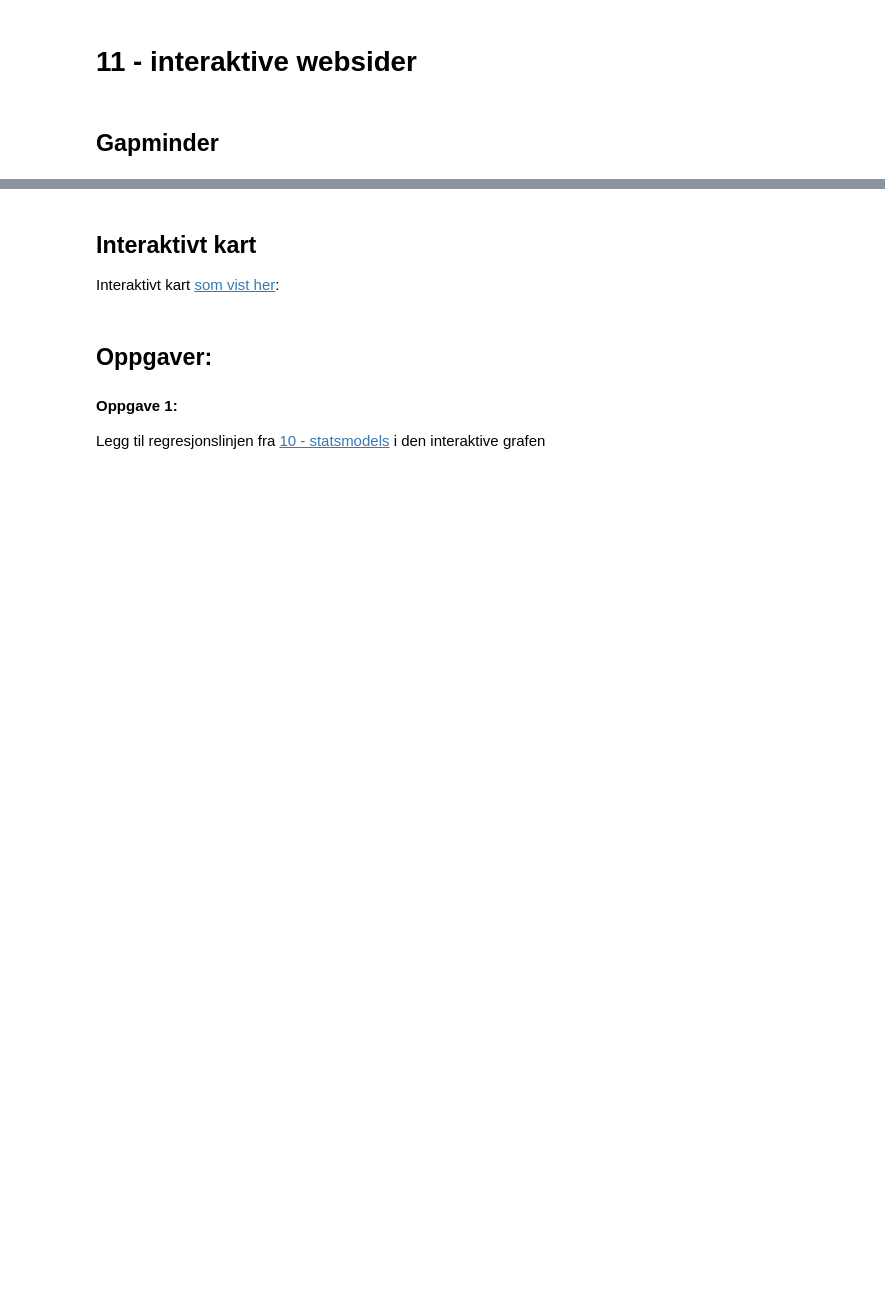
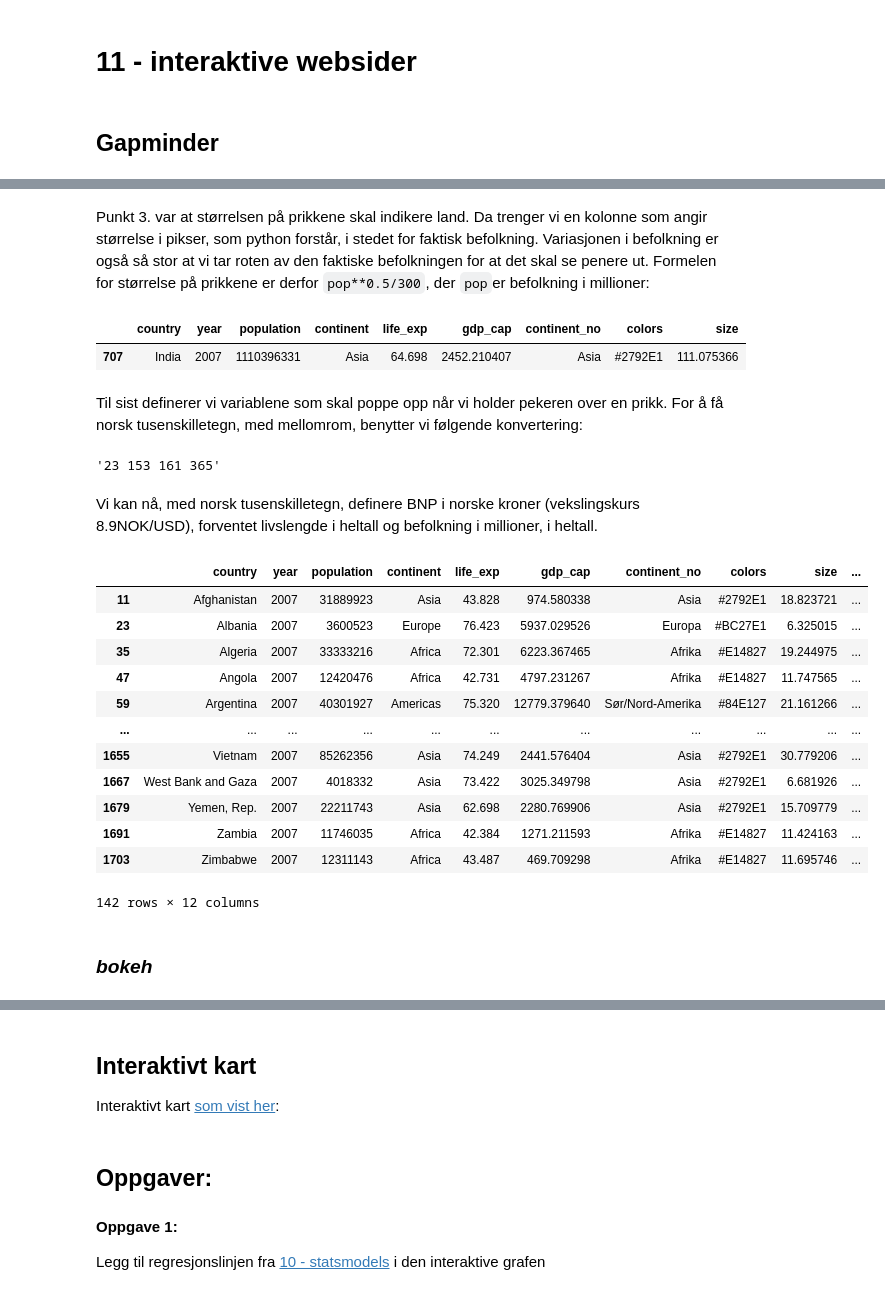
Before and after one commit to harsutvi/notebooks, a Jupyter notebook: 11 - interaktive websider.ipynb, the cells around one changed output, grey strips where cells are left out. Drawn from its saved outputs; the diff is of its cells as text; code cells hidden in the pictures; blank space fills up the shorter version.

```diff
--- a/11 - interaktive websider.ipynb
+++ b/11 - interaktive websider.ipynb
@@ -13,0 +81,37 @@ Følgende kode lager en interaktiv graf lik [ett av eksemplene på promosiden ti
+# %% [markdown]
+Punkt 3. var at størrelsen på prikkene skal indikere land. Da trenger vi en kolonne som angir størrelse i pikser, som python forstår, i stedet for faktisk befolkning. Variasjonen i befolkning er også så stor at vi tar roten av den faktiske befolkningen for at det skal se penere ut. Formelen for størrelse på prikkene er derfor `pop**0.5/300`, der `pop`er befolkning i millioner:
+# %%
+g['size']=g['population'].apply(lambda pop: pop**0.5/300)
+g[g['country']=='India']
+# %% [output]
+|  | country | year | population | continent | life_exp | gdp_cap | continent_no | colors | size |
+| 707 | India | 2007 | 1110396331 | Asia | 64.698 | 2452.210407 | Asia | #2792E1 | 111.075366 |
+# %% [markdown]
+Til sist definerer vi variablene som skal poppe opp når vi holder pekeren over en prikk. For å få norsk tusenskilletegn, med mellomrom, benytter vi følgende konvertering:
+# %%
+'{:,}'.format(int(23153161365)).replace(',',' ')
+# %% [output]
+'23 153 161 365'
+# %% [markdown]
+Vi kan nå, med norsk tusenskilletegn, definere BNP i norske kroner (vekslingskurs 8.9NOK/USD), forventet livslengde i heltall og befolkning i millioner, i heltall.
+# %%
+g['gdp_capNOK']=g['gdp_cap'].apply(lambda gdp: '{:,}'.format(int(8.9*gdp)).replace(',',' '))
+g['life_exp_rnd']=g['life_exp'].apply(lambda l: int(l))
+g['pop_mill_str']=g['population'].apply(lambda pop:  '{:,}'.format(int(pop/1000000)))
+g
+# %% [output]
+|  | country | year | population | continent | life_exp | gdp_cap | continent_no | colors | size | ... |
+| 11 | Afghanistan | 2007 | 31889923 | Asia | 43.828 | 974.580338 | Asia | #2792E1 | 18.823721 | ... |
+| 23 | Albania | 2007 | 3600523 | Europe | 76.423 | 5937.029526 | Europa | #BC27E1 | 6.325015 | ... |
+| 35 | Algeria | 2007 | 33333216 | Africa | 72.301 | 6223.367465 | Afrika | #E14827 | 19.244975 | ... |
+| 47 | Angola | 2007 | 12420476 | Africa | 42.731 | 4797.231267 | Afrika | #E14827 | 11.747565 | ... |
+| 59 | Argentina | 2007 | 40301927 | Americas | 75.320 | 12779.379640 | Sør/Nord-Amerika | #84E127 | 21.161266 | ... |
+| ... | ... | ... | ... | ... | ... | ... | ... | ... | ... | ... |
+| 1655 | Vietnam | 2007 | 85262356 | Asia | 74.249 | 2441.576404 | Asia | #2792E1 | 30.779206 | ... |
+| 1667 | West Bank and Gaza | 2007 | 4018332 | Asia | 73.422 | 3025.349798 | Asia | #2792E1 | 6.681926 | ... |
+| 1679 | Yemen, Rep. | 2007 | 22211743 | Asia | 62.698 | 2280.769906 | Asia | #2792E1 | 15.709779 | ... |
+| 1691 | Zambia | 2007 | 11746035 | Africa | 42.384 | 1271.211593 | Afrika | #E14827 | 11.424163 | ... |
+| 1703 | Zimbabwe | 2007 | 12311143 | Africa | 43.487 | 469.709298 | Afrika | #E14827 | 11.695746 | ... |
+142 rows × 12 columns
+# %% [markdown]
+### *bokeh*
```
Also changed, not shown: parts of 18 cells of this notebook, 2 other files.
